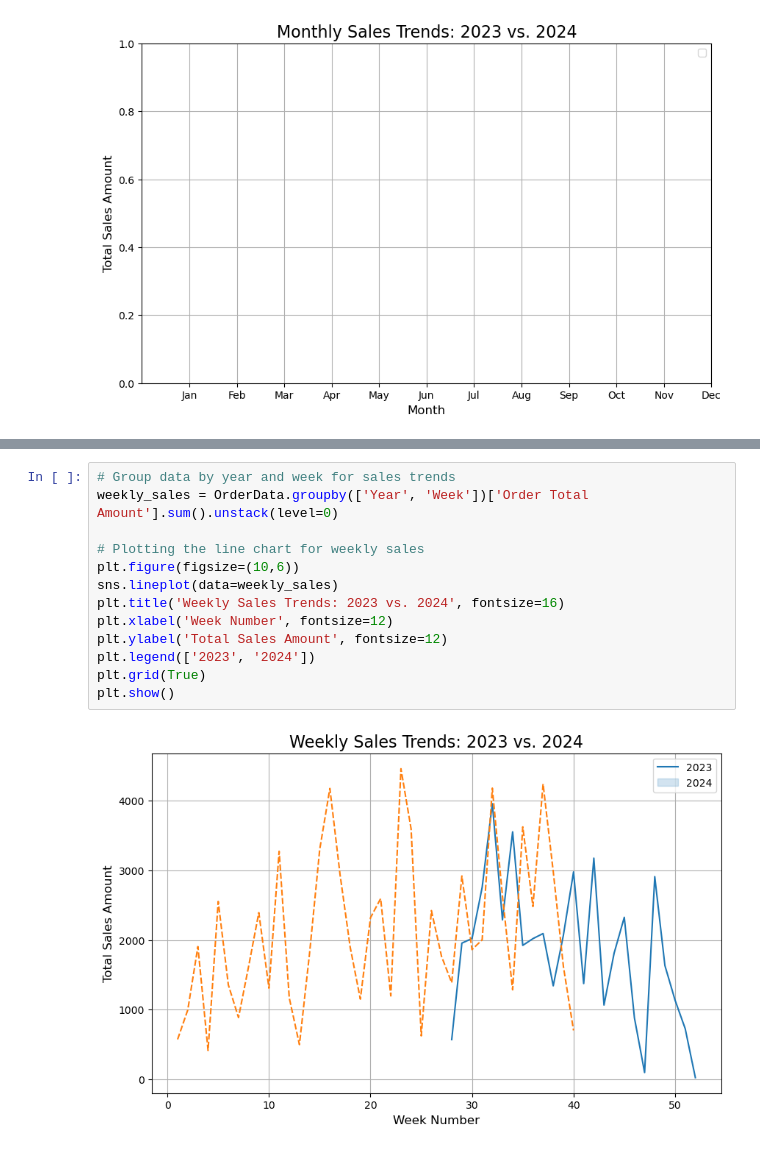
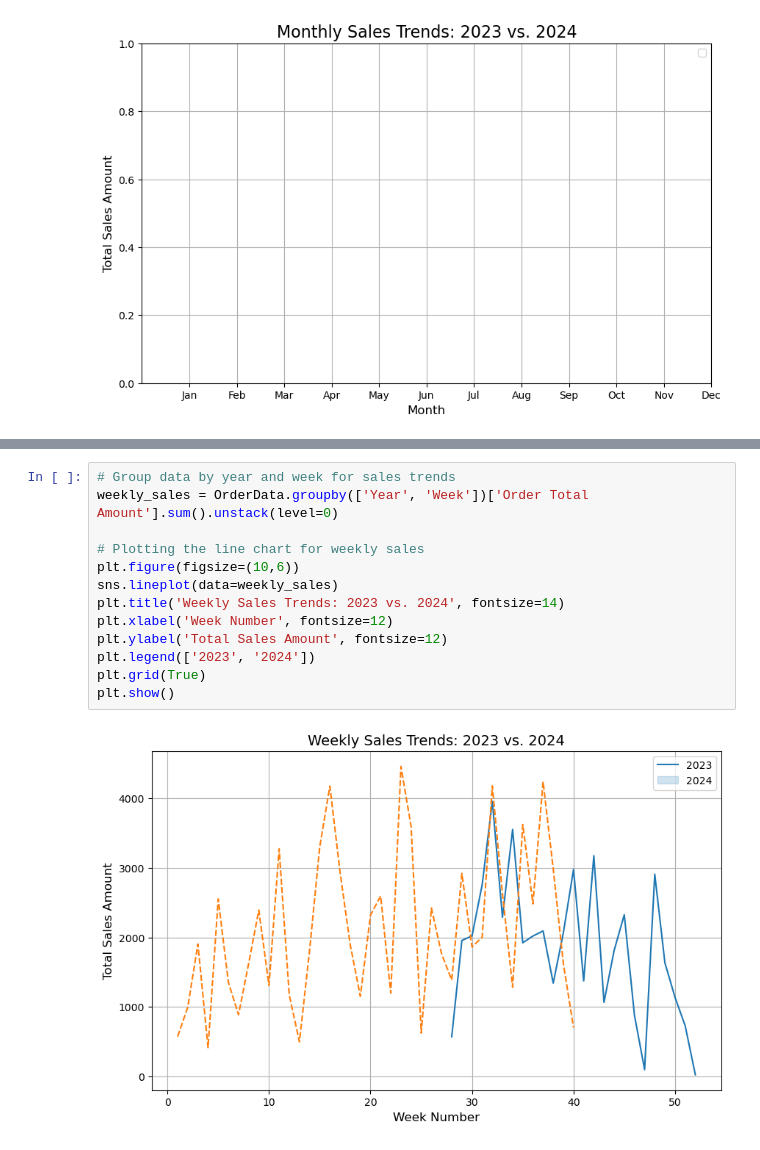
Before and after one commit to wasimranacse/Data-Analysis-1, a Jupyter notebook: AceOrderAnalysis.ipynb, the cells around one changed output, grey strips where cells are left out. Cells and saved outputs as stored; diff of their text form.

```diff
--- a/AceOrderAnalysis.ipynb
+++ b/AceOrderAnalysis.ipynb
@@ -113,15 +112,15 @@ plt.show()
 # %%
 # Group data by year and week for sales trends
 weekly_sales = OrderData.groupby(['Year', 'Week'])['Order Total Amount'].sum().unstack(level=0)
 
 # Plotting the line chart for weekly sales
 plt.figure(figsize=(10,6))
 sns.lineplot(data=weekly_sales)
-plt.title('Weekly Sales Trends: 2023 vs. 2024', fontsize=16)
+plt.title('Weekly Sales Trends: 2023 vs. 2024', fontsize=14)
 plt.xlabel('Week Number', fontsize=12)
 plt.ylabel('Total Sales Amount', fontsize=12)
 plt.legend(['2023', '2024'])
 plt.grid(True)
 plt.show()
 # %% [output]
-[figure, old version]
+[figure, new version]
```
Also changed, not shown: parts of 23 cells of this notebook.
